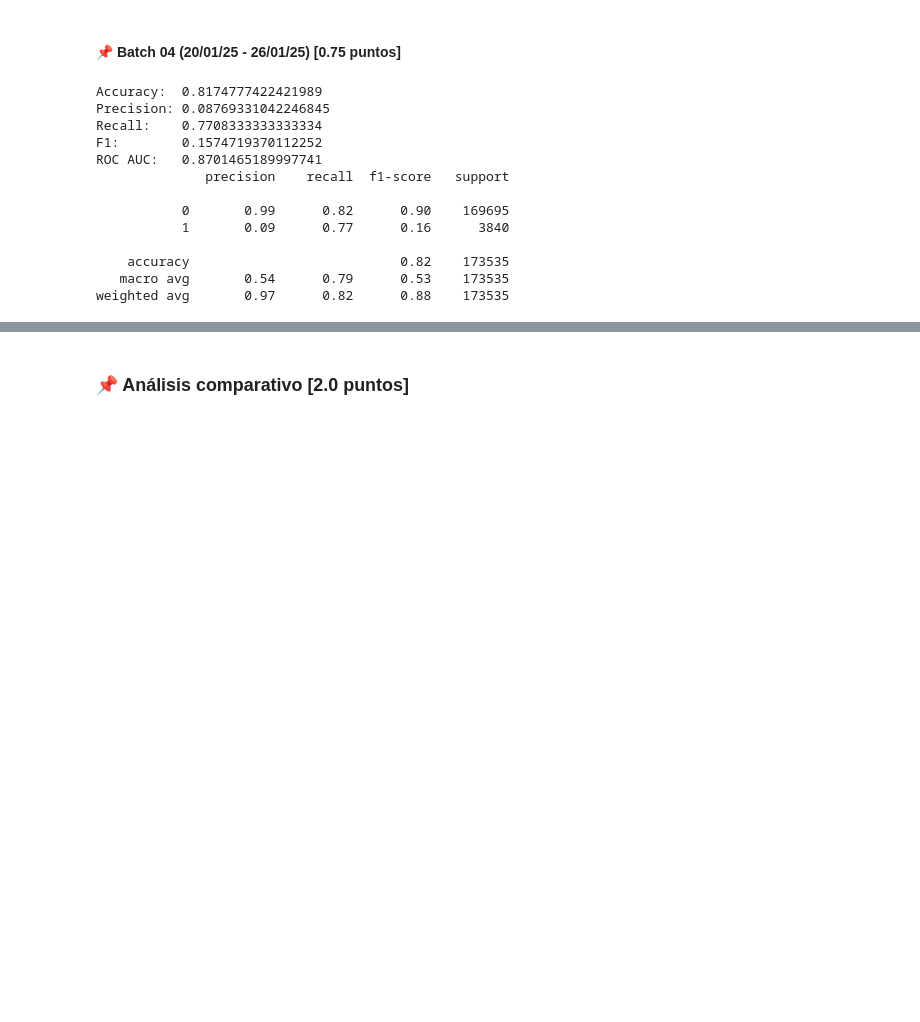
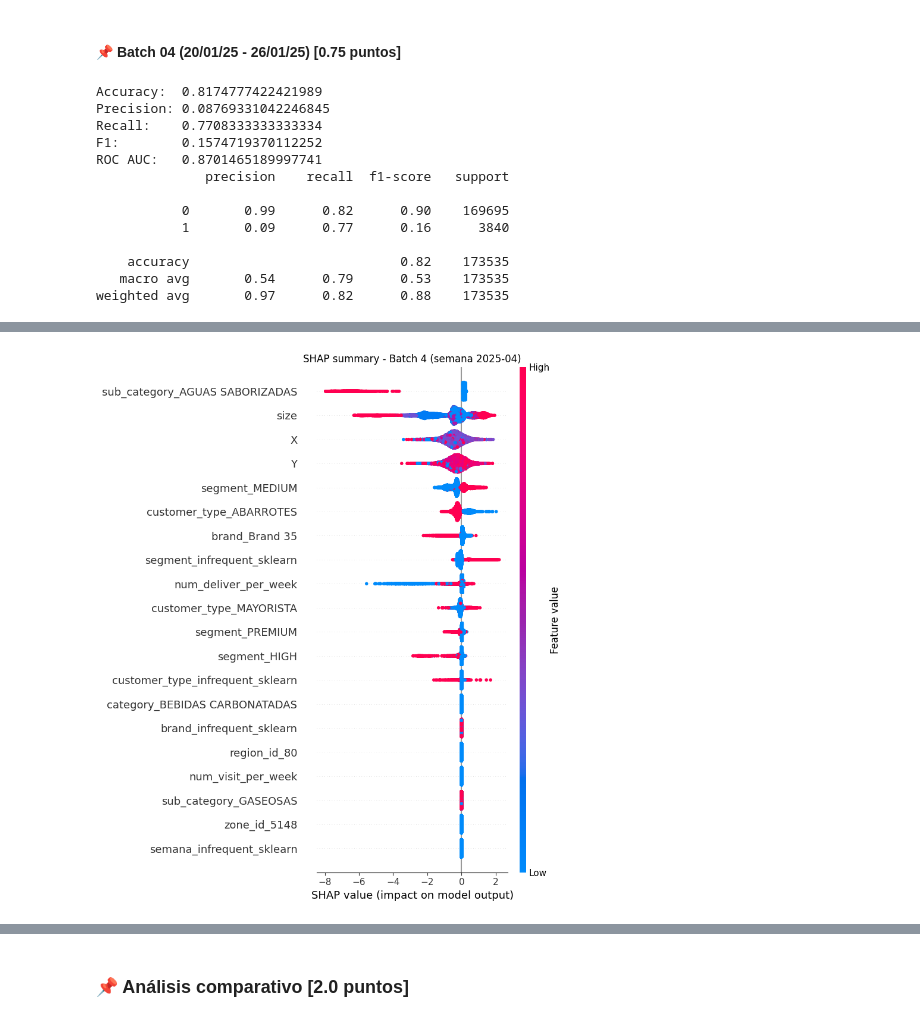
Before and after one commit to Tamaracarrasco/TamoJosha-Lab-de-Prog-MDS-Prim2025, a Jupyter notebook: Proyecto/entrega_3/enunciado_entrega3.ipynb, the cells around one changed output, grey strips where cells are left out. Drawn from its saved outputs; the diff is of its cells as text; code cells hidden in the pictures; blank space fills up the shorter version.

```diff
--- a/Proyecto/entrega_3/enunciado_entrega3.ipynb
+++ b/Proyecto/entrega_3/enunciado_entrega3.ipynb
@@ -434,0 +757,91 @@ Se busca predecir si un cliente comprará un producto (clase y = 1). En este pro
+# %%
+# SHAP values Batch 4
+
+# ============
+# Para calcular los SHAP actuales, aplico un submuestreo por temas de costo computacional
+# ============
+X_batch4 = X_test.copy()
+
+if len(X_batch4) > 20000:
+    X_batch4_sample = X_batch4.sample(n=20000, random_state=42)
+else:
+    X_batch4_sample = X_batch4
+
+print(f"Usando {len(X_batch4_sample)} filas para el análisis SHAP del Batch 4.")
+
+# Convertir columnas categóricas a category (como en el entrenamiento)
+for col in ["customer_type", "brand", "category", "sub_category", "segment", "package"]:
+    if col in X_batch4_sample.columns:
+        X_batch4_sample[col] = X_batch4_sample[col].astype("category")
+
+# ============
+# TRANSFORMAR los datos usando solo el ColumnTransformer (sin el clasificador)
+# ============
+col_transformer = model.named_steps['col_transformer']
+X_batch4_transformed = col_transformer.transform(X_batch4_sample)
+
+# Convertir a DataFrame para mantener nombres de features
+feature_names = col_transformer.get_feature_names_out()
+X_batch4_transformed_df = pd.DataFrame(
+    X_batch4_transformed.toarray() if hasattr(X_batch4_transformed, 'toarray') else X_batch4_transformed,
+    columns=feature_names
+)
+
+# ============
+# Calculo los SHAP considerando XGBoost
+# (el modelo está dentro de un Pipeline, así que usamos una función de predicción)
+# ============
+# Extraer solo el clasificador XGBoost del pipeline
+xgb_model = model.named_steps['clasificador_xgb']
+
+# Usar TreeExplainer directamente (mucho más rápido)
+explainer = shap.TreeExplainer(xgb_model)
+shap_values = explainer.shap_values(X_batch4_transformed_df)
+
+# ============
+# SHAP summary plot (importancia global de variables en Batch 4)
+# ============
+plt.figure()
+shap.summary_plot(
+    shap_values,
+    X_batch4_transformed_df,
+    show=False
+)
+plt.title("SHAP summary - Batch 4 (semana 2025-04)")
+plt.tight_layout()
+plt.show()
+
+# ============
+# SHAP dependence plot para 'size'
+# ============
+# Buscar columna 'size' en las features transformadas
+size_col = [col for col in X_batch4_transformed_df.columns if 'size' in col.lower()]
+if size_col:
+    plt.figure()
+    shap.dependence_plot(
+        size_col[0],
+        shap_values,
+        X_batch4_transformed_df,
+        show=False
+    )
+    plt.title(f"SHAP dependence - {size_col[0]} (Batch 4)")
+    plt.tight_layout()
+    plt.show()
+
+# ============
+# SHAP dependence plot para 'sub_category_GASEOSAS'
+# ============
+# Buscar columna one-hot encoded de GASEOSAS
+gaseosas_col = [col for col in X_batch4_transformed_df.columns if 'gaseosas' in col.lower()]
+if gaseosas_col:
+    plt.figure()
+    shap.dependence_plot(
+        gaseosas_col[0],
+        shap_values,
+        X_batch4_transformed_df,
+        show=False
+    )
+    plt.title(f"SHAP dependence - {gaseosas_col[0]} (Batch 4)")
+    plt.tight_layout()
+    plt.show()
+# %% [output]
@@ -434,0 +850 @@ Se busca predecir si un cliente comprará un producto (clase y = 1). En este pro
+[figure, added]
```
Also changed, not shown: parts of 33 cells of this notebook, 13 other files.
